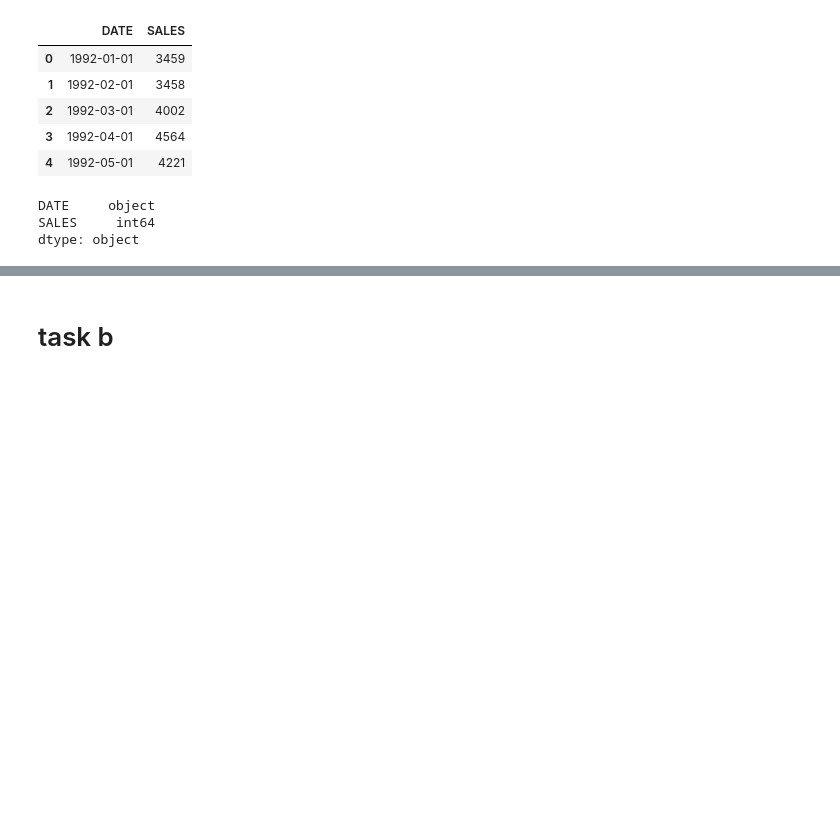
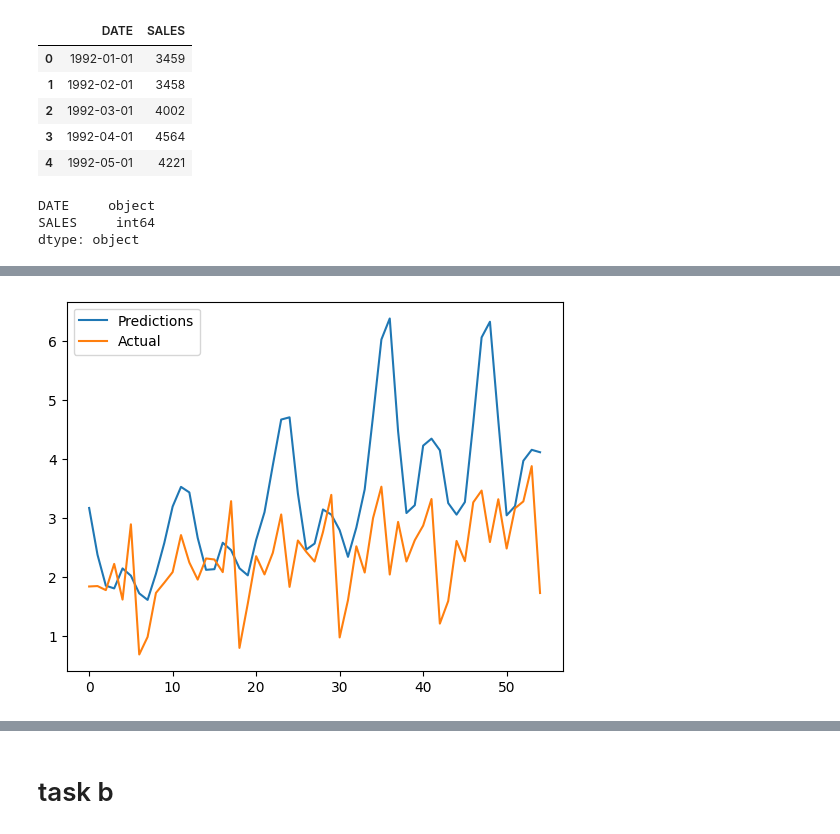
Before and after one commit to Adnan525/sc_a1, a Jupyter notebook: task4.ipynb, the cells around one changed output, grey strips where cells are left out. Cells and saved outputs as stored; diff of their text form; code cells hidden in the pictures; blank space fills up the shorter version.

Commit message:
tried a task a approach still very high

```diff
--- a/task4.ipynb
+++ b/task4.ipynb
@@ -11,7 +11,7 @@ import numpy as np
 # %% [markdown]
 # task a
 # %%
-df_sales = pd.read_csv("/content/Alcohol_Sales.csv")
+df_sales = pd.read_csv("data/task4/Alcohol_Sales.csv")
 df_sales.head()
 # %% [output]
 |  | DATE | S4248SM144NCEN |
@@ -72,7 +72,3 @@ from tensorflow.keras.layers import LSTM, Dense
 model = Sequential()
 model.add(LSTM(64, activation='relu', input_shape=(sequence_length, 1)))
 model.add(Dense(1))  # Output layer for forecasting
-
-model.compile(optimizer='adam', loss='mean_squared_error')
-
-model.fit(X_train, y_train, epochs=100, batch_size=32, validation_data=(X_test, y_test))
@@ -97,0 +77,2 @@ Epoch 100/100
+# %%
+history = model.fit(X_train, y_train, epochs=100, batch_size=32)
@@ -97,0 +97,4 @@ Epoch 100/100
+# %%
+train_predictions = model.predict(X_test).flatten()
+train_results = pd.DataFrame({'Train Predictions': train_predictions, 'Actuals': y_test.flatten()})
+train_results.head()
@@ -98,3 +109,10 @@ Epoch 100/100
+# %%
+plt.plot(train_results['Train Predictions'][:100], label = "Predictions")
+plt.plot(train_results['Actuals'][:100], label = "Actual")
+plt.legend()
+plt.show()
+# %% [output]
+[figure, added]
 # %%
 from sklearn.metrics import mean_squared_error
 
```
Also changed, not shown: parts of 22 cells of this notebook.
